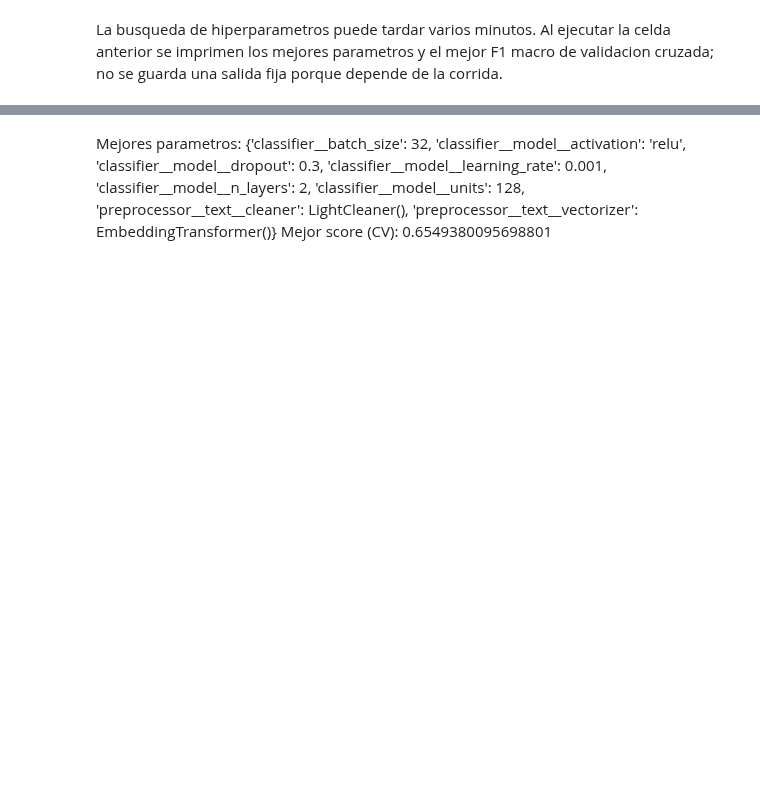
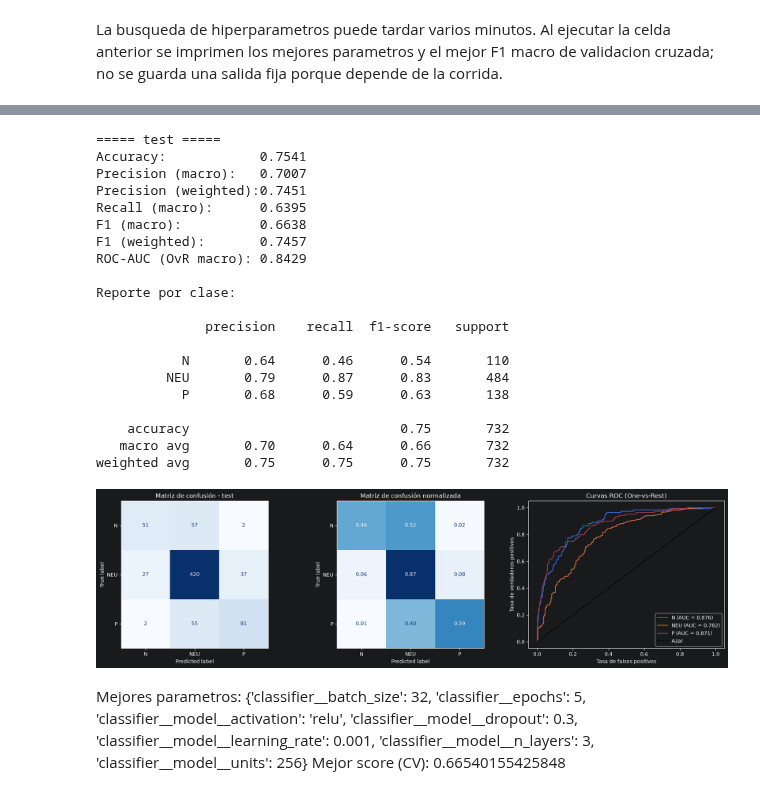
Before and after one commit to LucasFis/Tp_tweets, a Jupyter notebook: Tp_tweets.ipynb, the cells around one changed output, grey strips where cells are left out. Saved outputs shown, nothing was run; the diff lists cells and outputs as text; code cells hidden in the pictures; blank space fills up the shorter version.

```diff
--- a/Tp_tweets.ipynb
+++ b/Tp_tweets.ipynb
@@ -961,5 +963,5 @@ Top 10 con rango <= 0.05, ordenadas por mínimo:
 # %%
-grid.fit(X_train_raw, y_train_raw)
+grid.fit(X_trval_prepro, y_trval)
 
 print("Mejores parametros:", grid.best_params_)
 print("Mejor score (CV):", grid.best_score_)
@@ -1061,3 +987,27 @@ Fitting 3 folds for each of 168 candidates, totalling 504 fits
+# %%
+evaluar(best_model, "test")
+# %% [output]
+===== test =====
+Accuracy:            0.7541
+Precision (macro):   0.7007
+Precision (weighted):0.7451
+Recall (macro):      0.6395
+F1 (macro):          0.6638
+F1 (weighted):       0.7457
+ROC-AUC (OvR macro): 0.8429
+
+Reporte por clase:
+
+              precision    recall  f1-score   support
+
+           N       0.64      0.46      0.54       110
+         NEU       0.79      0.87      0.83       484
+           P       0.68      0.59      0.63       138
+
+    accuracy                           0.75       732
+   macro avg       0.70      0.64      0.66       732
+weighted avg       0.75      0.75      0.75       732
+[figure, added]
 # %% [markdown]
-Mejores parametros: {'classifier__batch_size': 32, 'classifier__model__activation': 'relu', 'classifier__model__dropout': 0.3, 'classifier__model__learning_rate': 0.001, 'classifier__model__n_layers': 2, 'classifier__model__units': 128, 'preprocessor__text__cleaner': LightCleaner(), 'preprocessor__text__vectorizer': EmbeddingTransformer()}
-Mejor score (CV): 0.6549380095698801
+Mejores parametros: {'classifier__batch_size': 32, 'classifier__epochs': 5, 'classifier__model__activation': 'relu', 'classifier__model__dropout': 0.3, 'classifier__model__learning_rate': 0.001, 'classifier__model__n_layers': 3, 'classifier__model__units': 256}
+Mejor score (CV): 0.66540155425848
```
Also changed, not shown: parts of 15 cells of this notebook.
